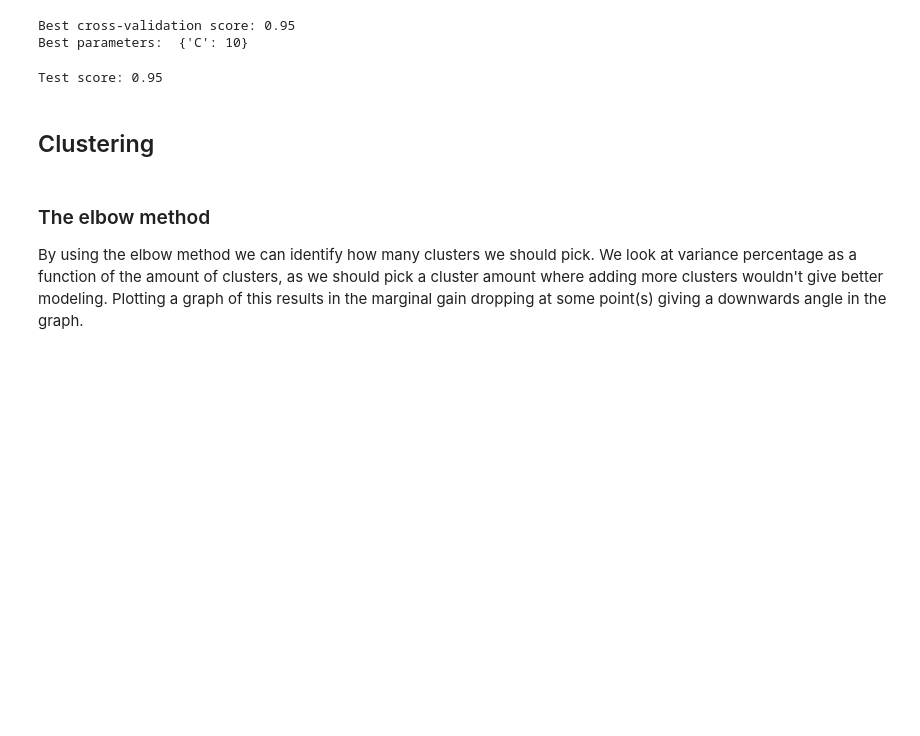
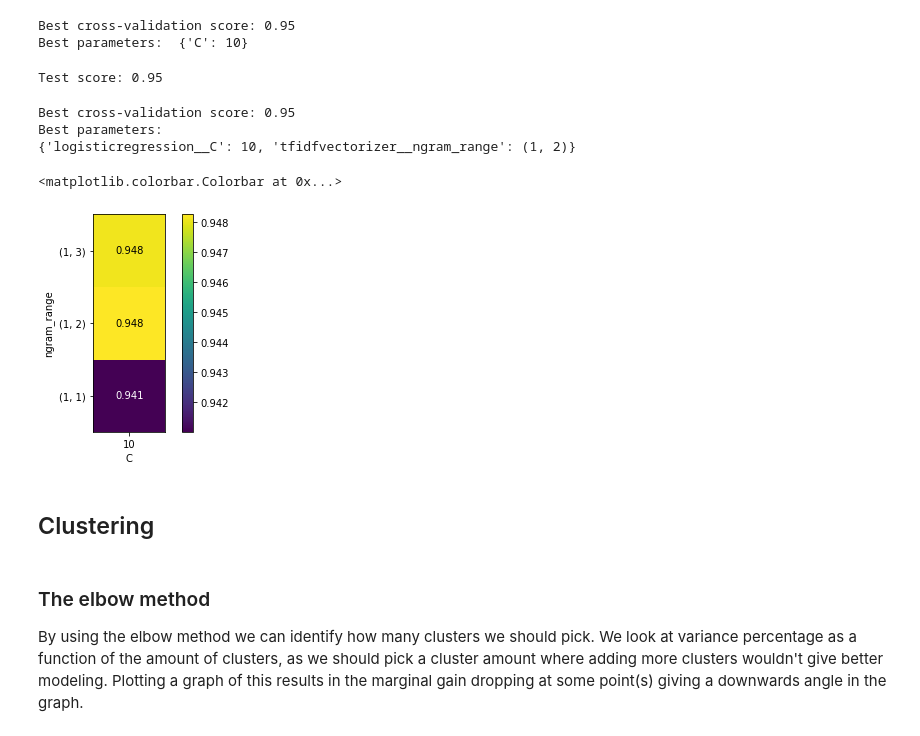
Before and after one commit to MartinRybergLaude/dm1590-project, a Jupyter notebook: newspapers.ipynb, the cells around one changed output. Drawn from its saved outputs; the diff is of its cells as text; code cells hidden in the pictures; blank space fills up the shorter version.

Commit message:
attempt to add a lemmatization token (still some uncertainty regarding its efficacy), as well as code to determine the best nGram number

```diff
--- a/newspapers.ipynb
+++ b/newspapers.ipynb
@@ -79,0 +129,12 @@ X_train = vect.transform(corpus_train)
+# %%
+''' Temporary cell for comparing the number of features from the different tokenization methods '''
+
+vect3 = TfidfVectorizer(min_df=5, ngram_range=(1, 3), stop_words=stop_words)
+vect3.fit(corpus_train)
+X_train3 = vect3.transform(corpus_train)
+
+print("X_train.shape: {}".format(X_train.shape))
+print("X_train_temp.shape: {}".format(X_train_temp.shape))
+print("X_train3.shape: {}".format(X_train3.shape))
+
+print("Vocabulary size: {}".format(len(vect3.vocabulary_)))
@@ -128,6 +198,41 @@ X_test = vect.transform(corpus_test) # Vectorizing the test data
 print("Test score: {:.2f}".format(grid.score(X_test, y_test)))
 # %% [output]
 Test score: 0.95
+# %%
+''' *** Cellblock for determining the best nGram value *** '''
+
+pipe = make_pipeline(TfidfVectorizer(min_df=5, stop_words=stop_words, tokenizer=lem_tokenize), LogisticRegression(max_iter=1000))
+# running the grid search takes a long time because of the
+# relatively large grid and the inclusion of trigrams
+param_grid = {"logisticregression__C": [10],
+              "tfidfvectorizer__ngram_range": [(1, 1), (1, 2), (1, 3)]}
+
+grid = GridSearchCV(pipe, param_grid, cv=5)
+grid.fit(corpus_train, y_train)
+print("Best cross-validation score: {:.2f}".format(grid.best_score_))
+print("Best parameters:\n{}".format(grid.best_params_))
+
+# extract scores from grid_search
+scores = grid.cv_results_['mean_test_score'].reshape(-1, 3).T
+# visualize heat map
+heatmap = mglearn.tools.heatmap(
+    scores, xlabel="C", ylabel="ngram_range", cmap="viridis", fmt="%.3f",
+    xticklabels=param_grid['logisticregression__C'],
+    yticklabels=param_grid['tfidfvectorizer__ngram_range'])
+plt.colorbar(heatmap)
+
+'''
+Best cross-validation score: 0.95
+Best parameters:
+{'logisticregression__C': 10, 'tfidfvectorizer__ngram_range': (1, 2)}
+(Bigram and trigram had the same results)
+'''
+# %% [output]
+Best cross-validation score: 0.95
+Best parameters:
+{'logisticregression__C': 10, 'tfidfvectorizer__ngram_range': (1, 2)}
+<matplotlib.colorbar.Colorbar at 0x...>
+[figure, added]
 # %% [markdown]
 ## Clustering
 # %% [markdown]
```
Also changed, not shown: parts of 5 cells of this notebook.
